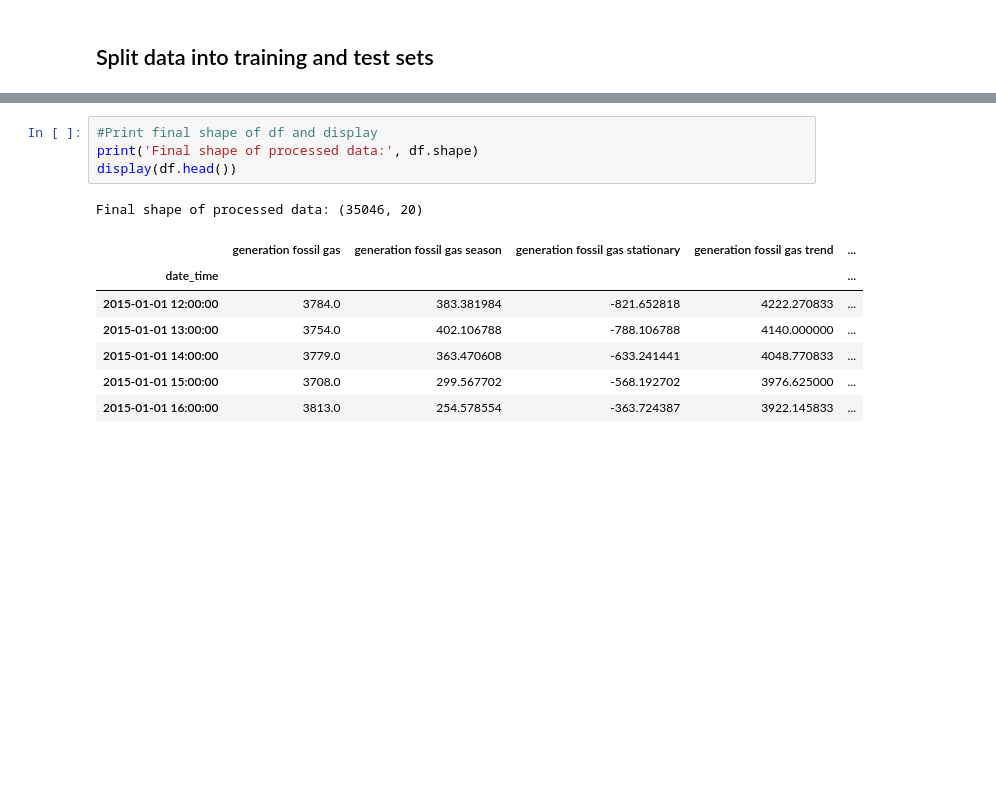
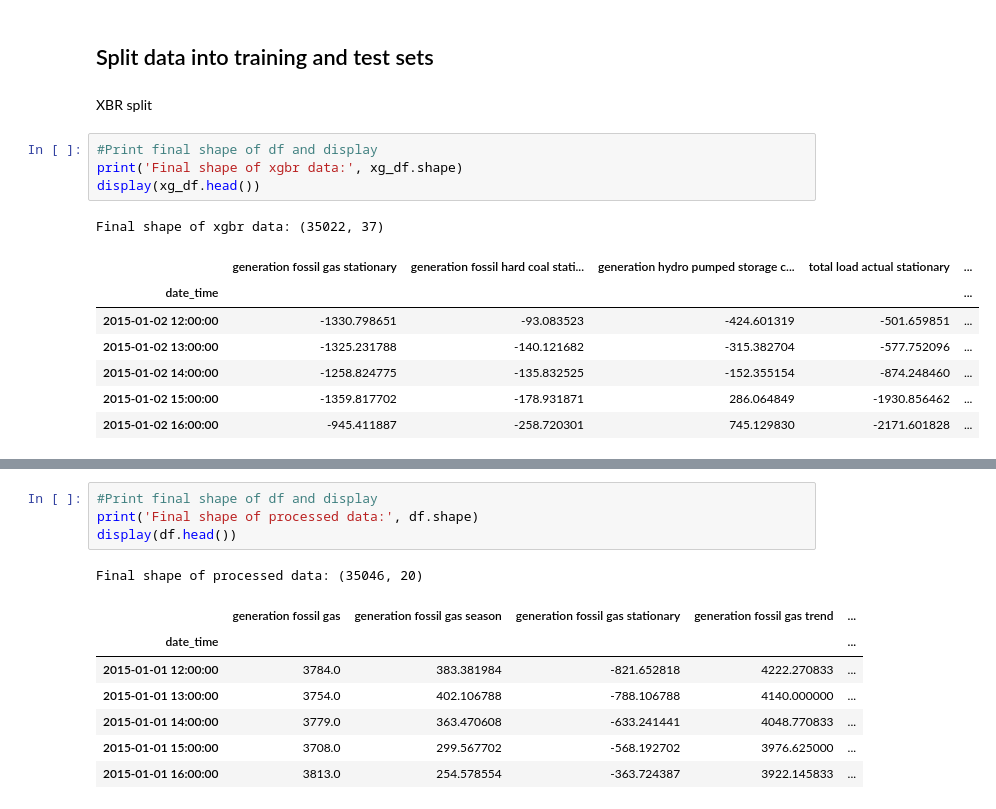
Before and after one commit to KishenSharma6/SpainEnergyAnalysis, a Jupyter notebook: Project_Codes/03_Data_Processing/2020_0621_Preprocessing.ipynb, the cells around one changed output, grey strips where cells are left out. Saved outputs shown, nothing was run; the diff lists cells and outputs as text; blank space fills up the shorter version.

Commit message:
Completed featrue engineering for XGBR

```diff
--- a/Project_Codes/03_Data_Processing/2020_0621_Preprocessing.ipynb
+++ b/Project_Codes/03_Data_Processing/2020_0621_Preprocessing.ipynb
@@ -251,2 +272,17 @@ plt.savefig(viz_path + '/stationary_target_PACF_ACF.png',bbox_inches='tight')
 # %% [markdown]
 ## Split data into training and test sets
+# %% [markdown]
+XBR split
+# %%
+#Print final shape of df and display
+print('Final shape of xgbr data:', xg_df.shape)
+display(xg_df.head())
+# %% [output]
+Final shape of xgbr data: (35022, 37)
+|  | generation fossil gas stationary | generation fossil hard coal stati... | generation hydro pumped storage c... | total load actual stationary | ... |
+| date_time |  |  |  |  | ... |
+| 2015-01-02 12:00:00 | -1330.798651 | -93.083523 | -424.601319 | -501.659851 | ... |
+| 2015-01-02 13:00:00 | -1325.231788 | -140.121682 | -315.382704 | -577.752096 | ... |
+| 2015-01-02 14:00:00 | -1258.824775 | -135.832525 | -152.355154 | -874.248460 | ... |
+| 2015-01-02 15:00:00 | -1359.817702 | -178.931871 | 286.064849 | -1930.856462 | ... |
+| 2015-01-02 16:00:00 | -945.411887 | -258.720301 | 745.129830 | -2171.601828 | ... |
```
Also changed, not shown: parts of 7 cells of this notebook.
